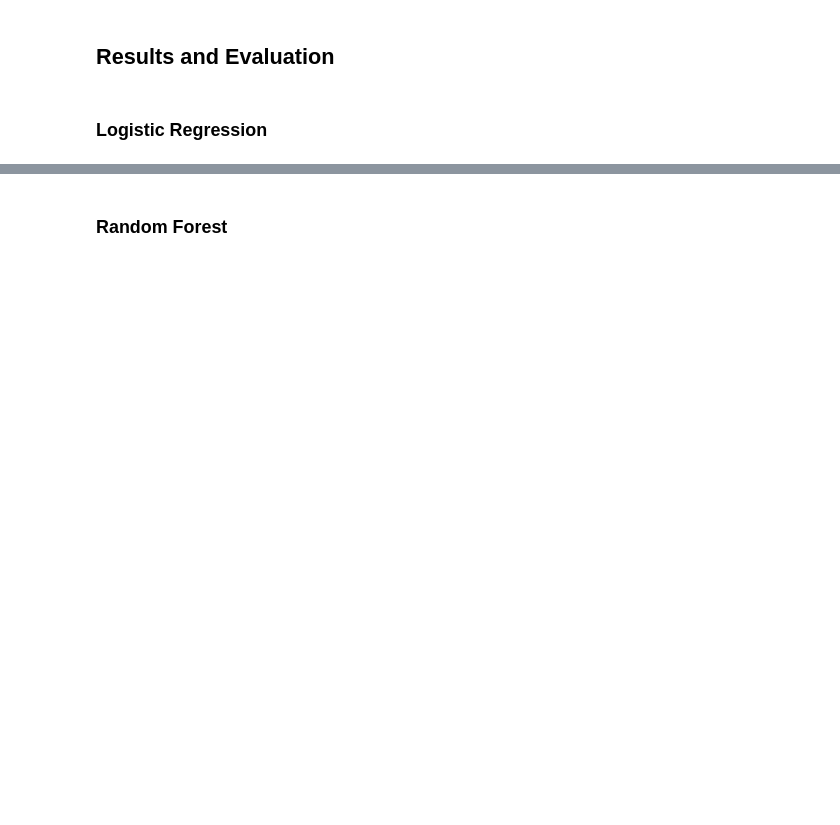
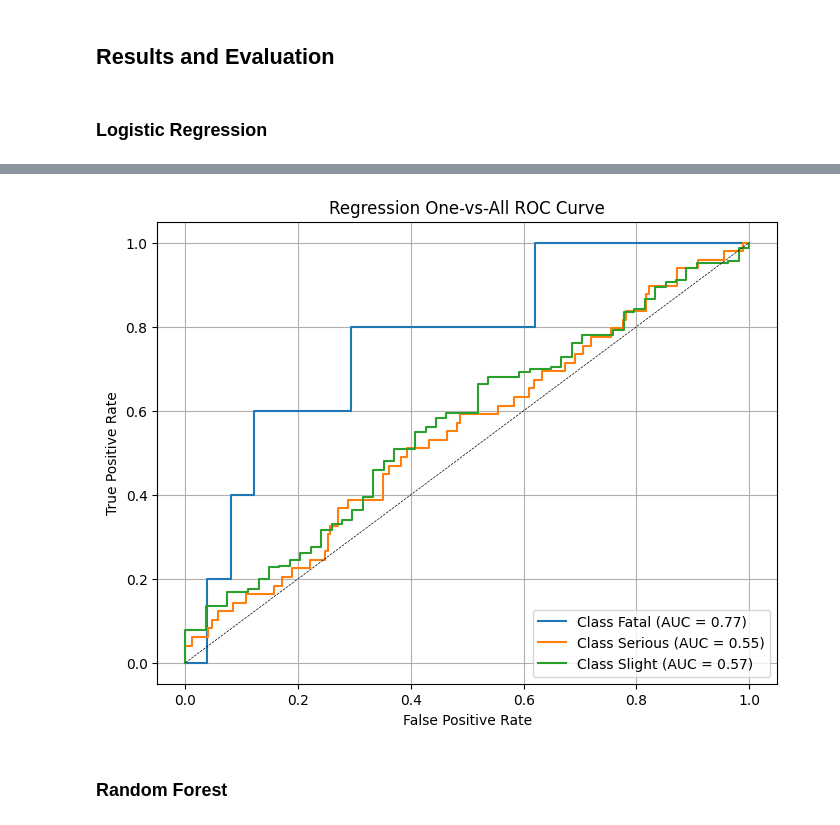
Before and after one commit to pyrocze/trafic_data_analysis, a Jupyter notebook: analysis.ipynb, the cells around one changed output, grey strips where cells are left out. Drawn from its saved outputs; the diff is of its cells as text; code cells hidden in the pictures; blank space fills up the shorter version.

```diff
--- a/analysis.ipynb
+++ b/analysis.ipynb
@@ -449,3 +483,51 @@ search_acc_regression.score(X_test_transformed, y_test)
+# %%
+from sklearn.metrics import roc_curve, auc
+import matplotlib.pyplot as plt
+
+
+def show_ova_roc(estimator, X_test, y_test, classes: list, name: str):
+    """
+    Computes "One-vs-All" (OvA) ROC curve
+
+    ROC curve is constructed for each class separately by
+    treating that class as the positive class and the rest as the negative class.
+    This results in multiple ROC curves, one for each class.
+    :param estimator:
+    :param X_test:
+    :param y_test:
+    :param classes:
+    :param name:
+    :return:
+    """
+
+    # Compute class probabilities for the test set
+    y_proba = estimator.predict_proba(X_test)
+
+    # Compute ROC curve and ROC area for each class
+    fpr = dict()
+    tpr = dict()
+    roc_auc = dict()
+    for i in range(len(estimator.classes_)):
+        fpr[i], tpr[i], _ = roc_curve((y_test == estimator.classes_[i]).astype(int), y_proba[:, i])
+        roc_auc[i] = auc(fpr[i], tpr[i])
+
+    # Plot ROC curve for each class
+    plt.figure(figsize=(8, 6))
+    for i in range(len(estimator.classes_)):
+        plt.plot(fpr[i], tpr[i], label=f'Class {classes[i]} (AUC = {roc_auc[i]:.2f})')
+
+    plt.plot([0, 1], [0, 1], 'k--', linewidth=0.5)  # Plot the diagonal line
+    plt.xlabel('False Positive Rate')
+    plt.ylabel('True Positive Rate')
+    plt.title(f'{name} One-vs-All ROC Curve')
+    plt.legend(loc='lower right')
+    plt.grid(True)
+    plt.show()
+
+
+show_ova_roc(search_acc_regression, X_test_transformed, y_test, label_encoder.classes_, "Regression")
+# %% [output]
+[figure, added]
 # %% [markdown]
 ### Random Forest
 # %%
```
Also changed, not shown: parts of 21 cells of this notebook.
